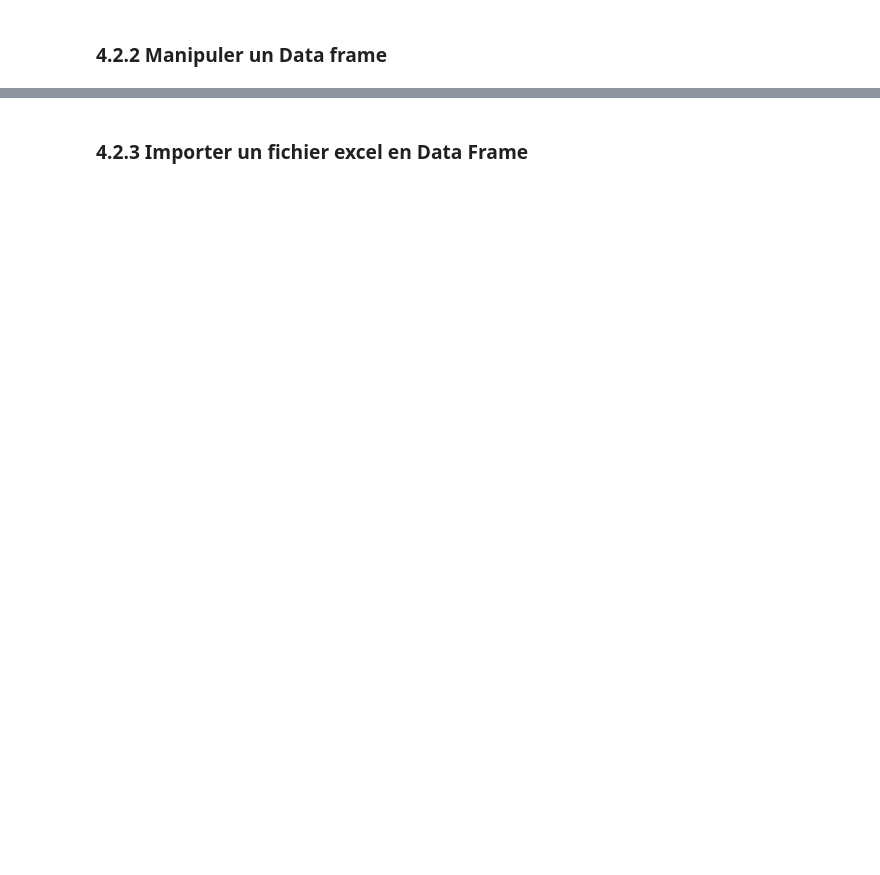
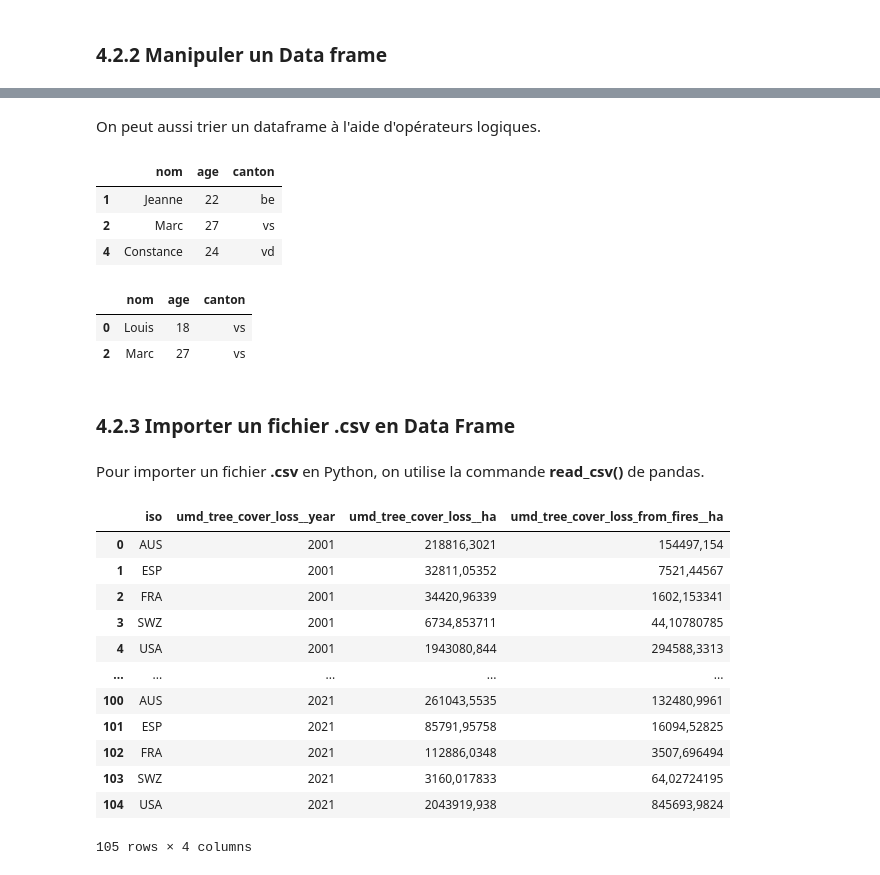
Before and after one commit to Flamanjaune/Tutoriel-Python, a Jupyter notebook: tutoriel_python_4.ipynb, the cells around one changed output, grey strips where cells are left out. Cells and saved outputs as stored; diff of their text form; code cells hidden in the pictures; blank space fills up the shorter version.

```diff
--- a/tutoriel_python_4.ipynb
+++ b/tutoriel_python_4.ipynb
@@ -47,2 +128,36 @@ malist
+# %% [markdown]
+On peut aussi trier un dataframe à l'aide d'opérateurs logiques.
+# %%
+df[df["age"] > 21]
+# %% [output]
+|  | nom | age | canton |
+| 1 | Jeanne | 22 | be |
+| 2 | Marc | 27 | vs |
+| 4 | Constance | 24 | vd |
+# %%
+df[df["canton"] == "vs"]
+# %% [output]
+|  | nom | age | canton |
+| 0 | Louis | 18 | vs |
+| 2 | Marc | 27 | vs |
 # %% [markdown]
-### 4.2.3 Importer un fichier excel en Data Frame
+### 4.2.3 Importer un fichier .csv en Data Frame
+# %% [markdown]
+Pour importer un fichier **.csv** en Python, on utilise la commande **read_csv()** de pandas.
+# %%
+data = pd.read_csv("forestfires.csv", sep=';')
+data
+# %% [output]
+|  | iso | umd_tree_cover_loss__year | umd_tree_cover_loss__ha | umd_tree_cover_loss_from_fires__ha |
+| 0 | AUS | 2001 | 218816,3021 | 154497,154 |
+| 1 | ESP | 2001 | 32811,05352 | 7521,44567 |
+| 2 | FRA | 2001 | 34420,96339 | 1602,153341 |
+| 3 | SWZ | 2001 | 6734,853711 | 44,10780785 |
+| 4 | USA | 2001 | 1943080,844 | 294588,3313 |
+| ... | ... | ... | ... | ... |
+| 100 | AUS | 2021 | 261043,5535 | 132480,9961 |
+| 101 | ESP | 2021 | 85791,95758 | 16094,52825 |
+| 102 | FRA | 2021 | 112886,0348 | 3507,696494 |
+| 103 | SWZ | 2021 | 3160,017833 | 64,02724195 |
+| 104 | USA | 2021 | 2043919,938 | 845693,9824 |
+105 rows × 4 columns
```
Also changed, not shown: parts of 18 cells of this notebook, 1 other file.
